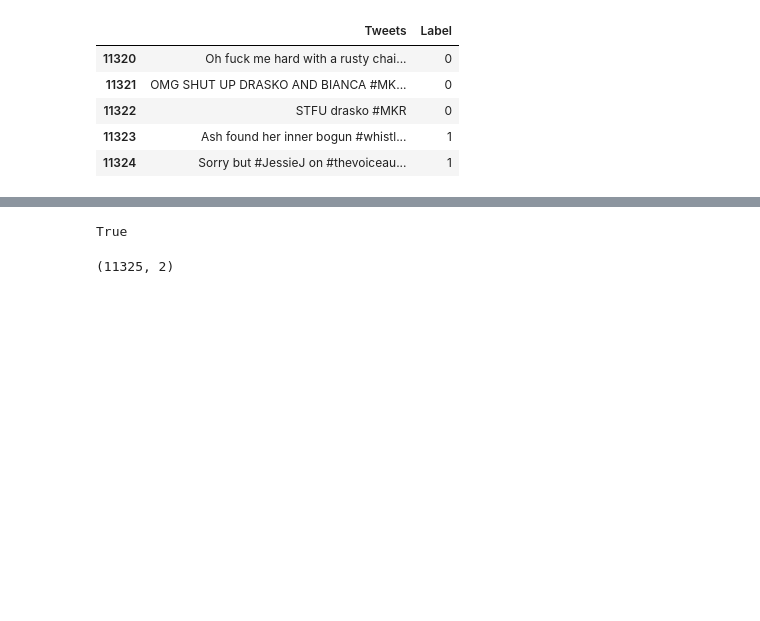
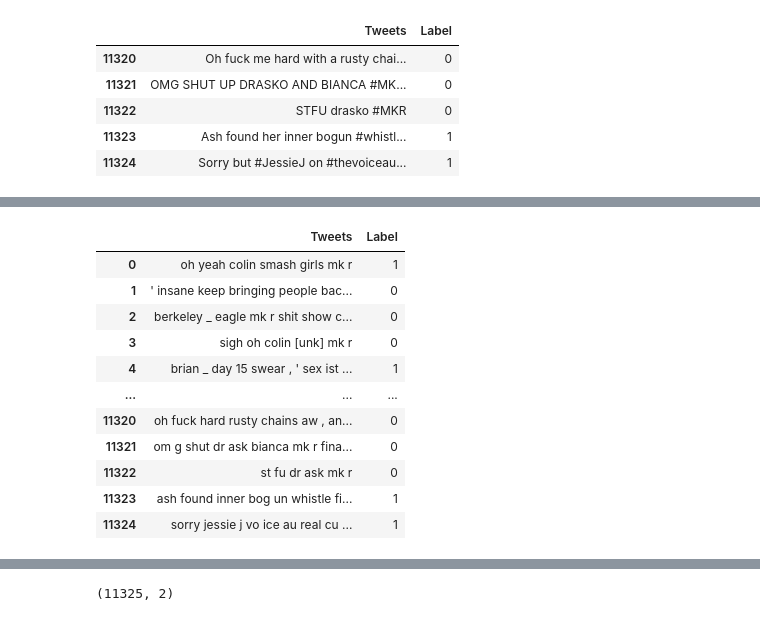
Before and after one commit to yashdargan/hate_speech_detection, a Jupyter notebook: hate_speech_detection2.ipynb, the cells around one changed output, grey strips where cells are left out. Saved outputs shown, nothing was run; the diff lists cells and outputs as text; code cells hidden in the pictures; blank space fills up the shorter version.

Commit message:
add: BertTokenizerFast

```diff
--- a/hate_speech_detection2.ipynb
+++ b/hate_speech_detection2.ipynb
@@ -65 +62,6 @@ df['Tweets'] = df['Tweets'].str.replace("[^a-zA-Z#]", " ")
+# %%
+
+from nltk.corpus import stopwords
+num_processes = multiprocessing.cpu_count()
+tokenizer = BertTokenizerFast.from_pretrained('bert-base-uncased')
 # %%
@@ -81,2 +110,4 @@ df
+# %%
+df['Tweets'] = df['Tweets'].str.replace('#', '')
 # %%
 df['Tweets']=df['Tweets'].str.lower().str.split()
@@ -106,8 +113,0 @@ True
-# %%
-nltk.download('stopwords')
-from nltk.corpus import stopwords
-def remove_pattern(input_text, pattern):
-    return re.sub(pattern, '', input_text)
-
-# Remove stopwords
-stopwords_set = set(stopwords.words('english'))
@@ -117,10 +114,22 @@ stopwords_set = set(stopwords.words('english'))
 # %%
 df['Tweets'] = df['Tweets'].apply(lambda x: ' '.join([word for word in x if word not in stopwords_set]))
 # Remove specific characters
-df['Tweets'] = df['Tweets'].apply(lambda x: remove_pattern(x, r'@\w+|#\w+|!|rt|\*|:'))
+df['Tweets'] = df['Tweets'].apply(lambda x: remove_pattern(x, r'@\w+|#\w+|!|rt|\*|:|'))
 # %%
 from nltk.stem import	WordNetLemmatizer
 lemmatizer = WordNetLemmatizer()
 # %%
-nltk.download('wordnet')
+df
 # %% [output]
+|  | Tweets | Label |
+| 0 | oh yeah colin smash girls mk r | 1 |
+| 1 | ' insane keep bringing people bac... | 0 |
+| 2 | berkeley _ eagle mk r shit show c... | 0 |
+| 3 | sigh oh colin [unk] mk r | 0 |
+| 4 | brian _ day 15 swear , ' sex ist ... | 1 |
+| ... | ... | ... |
+| 11320 | oh fuck hard rusty chains aw , an... | 0 |
+| 11321 | om g shut dr ask bianca mk r fina... | 0 |
+| 11322 | st fu dr ask mk r | 0 |
+| 11323 | ash found inner bog un whistle fi... | 1 |
+| 11324 | sorry jessie j vo ice au real cu ... | 1 |
@@ -129,4 +137,3 @@ nltk.download('wordnet')
-True
 # %%
 
 for i in df['Tweets']:
```
Also changed, not shown: parts of 10 cells of this notebook.
